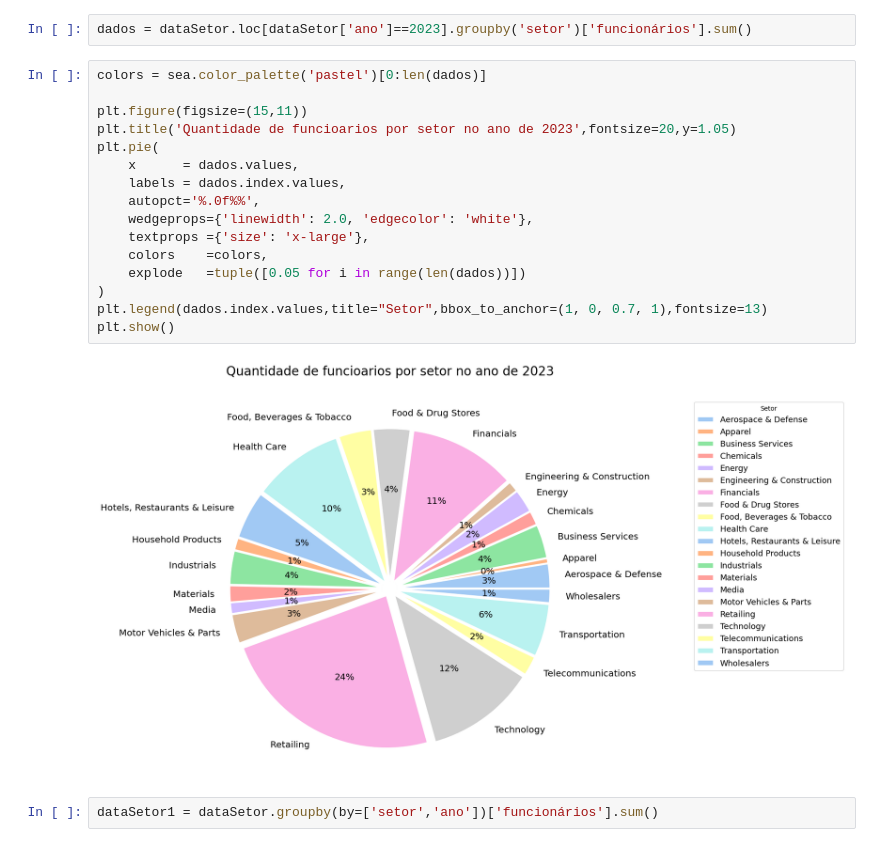
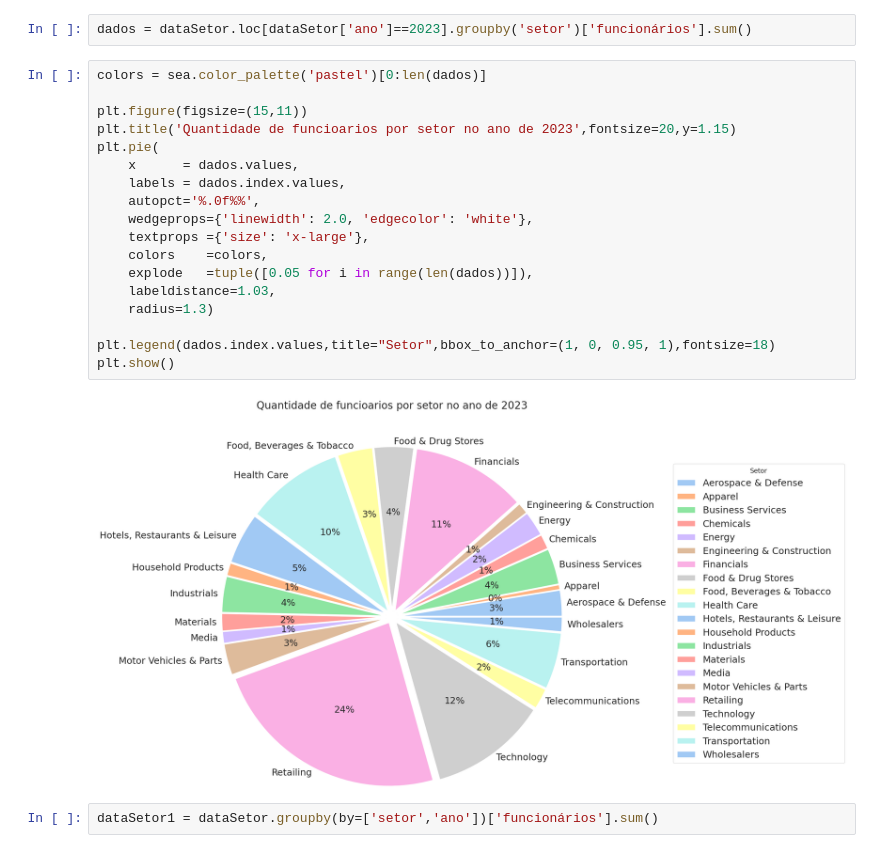
Before and after one commit to kaladabrio2020/AnalisandoFortunas, a Jupyter notebook: Analise.ipynb, the cells around one changed output. Drawn from its saved outputs; the diff is of its cells as text.

```diff
--- a/Analise.ipynb
+++ b/Analise.ipynb
@@ -199,21 +191,23 @@ dados = dataSetor.loc[dataSetor['ano']==2023].groupby('setor')['funcionários'].
 # %%
 colors = sea.color_palette('pastel')[0:len(dados)]
 
 plt.figure(figsize=(15,11))
-plt.title('Quantidade de funcioarios por setor no ano de 2023',fontsize=20,y=1.05)
+plt.title('Quantidade de funcioarios por setor no ano de 2023',fontsize=20,y=1.15)
 plt.pie(
     x      = dados.values,
     labels = dados.index.values,
     autopct='%.0f%%',
     wedgeprops={'linewidth': 2.0, 'edgecolor': 'white'},
     textprops ={'size': 'x-large'},
     colors    =colors,
-    explode   =tuple([0.05 for i in range(len(dados))])
-)
-plt.legend(dados.index.values,title="Setor",bbox_to_anchor=(1, 0, 0.7, 1),fontsize=13)
+    explode   =tuple([0.05 for i in range(len(dados))]),
+    labeldistance=1.03,
+    radius=1.3)
+
+plt.legend(dados.index.values,title="Setor",bbox_to_anchor=(1, 0, 0.95, 1),fontsize=18)
 plt.show()
 # %% [output]
-[figure, old version]
+[figure, new version]
 # %%
 dataSetor1 = dataSetor.groupby(by=['setor','ano'])['funcionários'].sum()
 # %%
```
Also changed, not shown: parts of 7 cells of this notebook.
